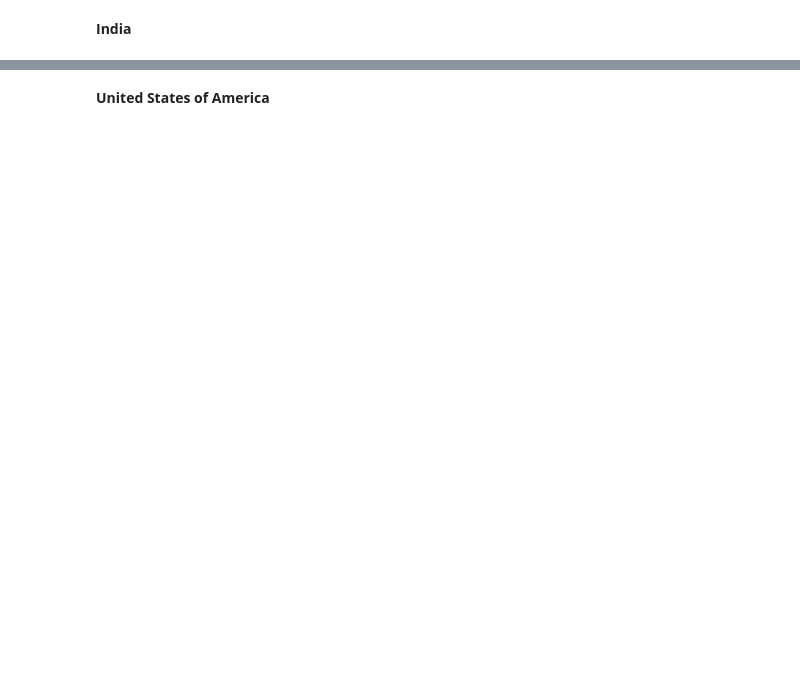
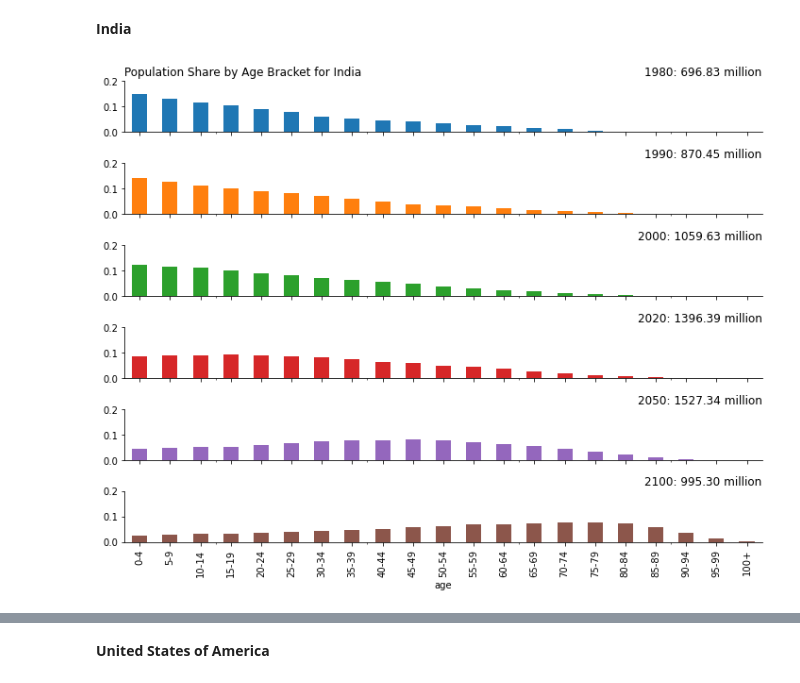
Before and after one commit to NYU-ComputationalSocialScience/ECON-GA-4003-F2022, a Jupyter notebook: lectures/L04_pandas_review/02_pandas_review_population.ipynb, the cells around one changed output, grey strips where cells are left out. Saved outputs shown, nothing was run; the diff lists cells and outputs as text; code cells hidden in the pictures; blank space fills up the shorter version.

```diff
--- a/lectures/L04_pandas_review/02_pandas_review_population.ipynb
+++ b/lectures/L04_pandas_review/02_pandas_review_population.ipynb
@@ -247,5 +348,7 @@ age_distribution_graph(df, "China", years_of_interest, "High variant");
 # %% [markdown]
 **India**
 # %%
-age_distribution_graph(df, "India", years_of_interest, "Low variant");
+age_distribution_graph(df, "India", years_of_interest, "Low");
+# %% [output]
+[figure, added]
 # %%
```
Also changed, not shown: parts of 26 cells of this notebook.
